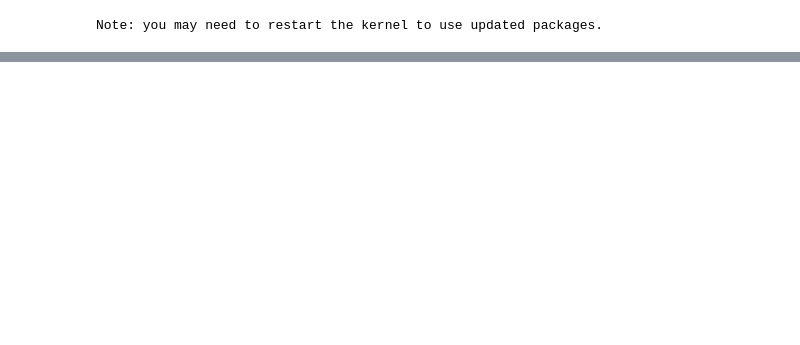
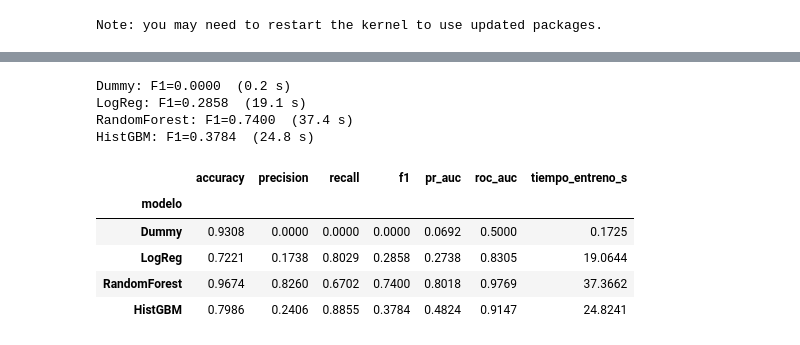
Before and after one commit to Gabiz053/analisis-datos-proyecto-final, a Jupyter notebook: notebooks/03_Modelos_GGG.ipynb, the cells around one changed output, grey strips where cells are left out. Cells and saved outputs as stored; diff of their text form; code cells hidden in the pictures; blank space fills up the shorter version.

```diff
--- a/notebooks/03_Modelos_GGG.ipynb
+++ b/notebooks/03_Modelos_GGG.ipynb
@@ -316 +299,30 @@ tabla_base
+# %%
+pipelines = {
+    "Dummy": pipeline_dummy,
+    "LogReg": pipeline_logreg,
+    "RandomForest": pipeline_rf,
+    "HistGBM": pipeline_hgbm,
+}
+
+resultados = {}
+for nombre, pipeline in pipelines.items():
+    t0 = time.perf_counter()
+    pipeline.fit(X_train, y_train)
+    tiempo = time.perf_counter() - t0
+    resultados[nombre] = evaluar(pipeline, X_val, y_val, nombre, tiempo)
+    print(f"{nombre}: F1={resultados[nombre]['f1']:.4f}  ({tiempo:.1f} s)")
+
+tabla_base = pd.DataFrame(resultados).T.drop(columns=["modelo"]).rename_axis("modelo")
+tabla_base
+# %% [output]
+Dummy: F1=0.0000  (0.2 s)
+LogReg: F1=0.2858  (19.1 s)
+RandomForest: F1=0.7400  (37.4 s)
+HistGBM: F1=0.3784  (24.8 s)
+|  | accuracy | precision | recall | f1 | pr_auc | roc_auc | tiempo_entreno_s |
+| modelo |  |  |  |  |  |  |  |
+| Dummy | 0.9308 | 0.0000 | 0.0000 | 0.0000 | 0.0692 | 0.5000 | 0.1725 |
+| LogReg | 0.7221 | 0.1738 | 0.8029 | 0.2858 | 0.2738 | 0.8305 | 19.0644 |
+| RandomForest | 0.9674 | 0.8260 | 0.6702 | 0.7400 | 0.8018 | 0.9769 | 37.3662 |
+| HistGBM | 0.7986 | 0.2406 | 0.8855 | 0.3784 | 0.4824 | 0.9147 | 24.8241 |
 # %% [markdown]
```
Also changed, not shown: parts of 62 cells of this notebook.
